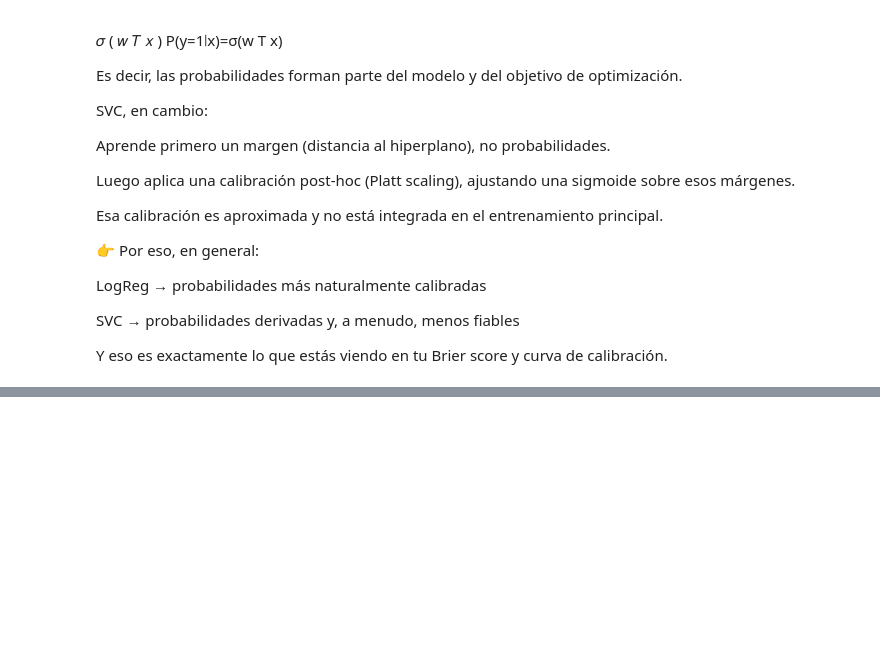
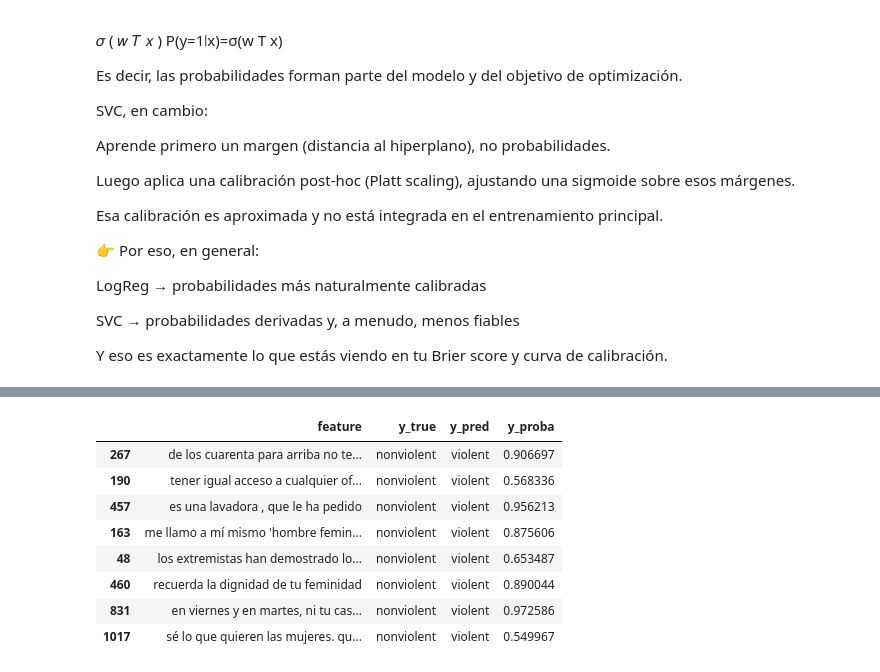
Before and after one commit to PacoBahena/hate_detection, a Jupyter notebook: ia_hate/models/Learning.ipynb, the cells around one changed output, grey strips where cells are left out. Cells and saved outputs as stored; diff of their text form; code cells hidden in the pictures; blank space fills up the shorter version.

```diff
--- a/ia_hate/models/Learning.ipynb
+++ b/ia_hate/models/Learning.ipynb
@@ -997,0 +1076,13 @@ Y eso es exactamente lo que estás viendo en tu Brier score y curva de calibraci
+# %%
+fp_final = fp.loc[[267,190,457,163,48,460,831,1017]]
+fp_final.head(10)
+# %% [output]
+|  | feature | y_true | y_pred | y_proba |
+| 267 | de los cuarenta para arriba no te... | nonviolent | violent | 0.906697 |
+| 190 | tener igual acceso a cualquier of... | nonviolent | violent | 0.568336 |
+| 457 | es una lavadora , que le ha pedido | nonviolent | violent | 0.956213 |
+| 163 | me llamo a mí mismo 'hombre femin... | nonviolent | violent | 0.875606 |
+| 48 | los extremistas han demostrado lo... | nonviolent | violent | 0.653487 |
+| 460 | recuerda la dignidad de tu feminidad | nonviolent | violent | 0.890044 |
+| 831 | en viernes y en martes, ni tu cas... | nonviolent | violent | 0.972586 |
+| 1017 | sé lo que quieren las mujeres. qu... | nonviolent | violent | 0.549967 |
```
Also changed, not shown: parts of 11 cells of this notebook, 2 other files.
